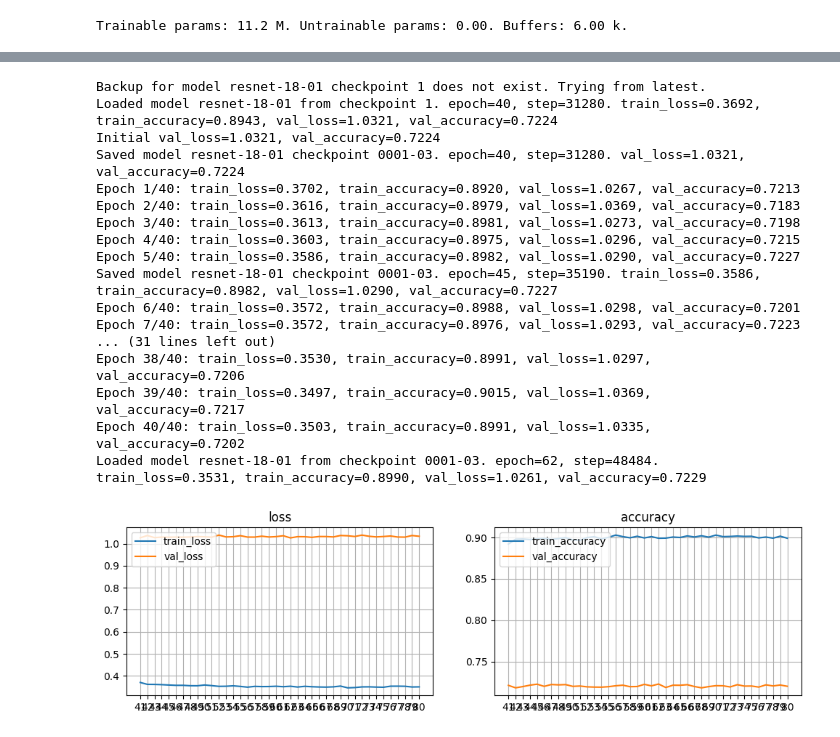
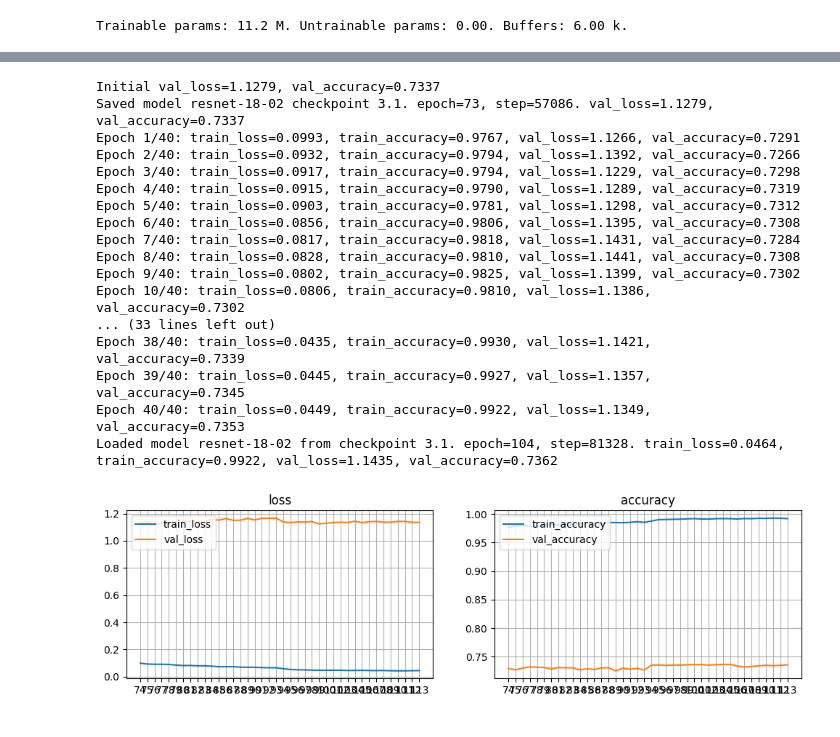
Before and after one commit to vaharoni/cv-sprint, a Jupyter notebook: models/05-resnet-03.ipynb, the cells around one changed output, grey strips where cells are left out. Saved outputs shown, nothing was run; the diff lists cells and outputs as text; code cells hidden in the pictures.

```diff
--- a/models/05-resnet-03.ipynb
+++ b/models/05-resnet-03.ipynb
@@ -278,0 +307,15 @@ Loaded model resnet-18-01 from checkpoint 1. epoch=40, step=31280. train_loss=0.
+# %%
+with model2.checkpoint(1) as cp:
+    cp.setup(
+        loss_cls=torch.nn.CrossEntropyLoss,
+        optimizer_cls=torch.optim.Adam,
+        optimizer_args=dict(lr=5e-4, weight_decay=5e-4),
+        epoch_scheduler_cls=torch.optim.lr_scheduler.StepLR,
+        epoch_scheduler_args=dict(step_size=10, gamma=0.2)
+    )
+
+    cp.train(train_dl, test_dl, watch='accuracy', load_best=True, epochs=10, metrics=[train.metric_accuracy])
+    cp.train(train_dl, test_dl, watch='accuracy', load_best=True, epochs=10, metrics=[train.metric_accuracy])
+    cp.train(train_dl, test_dl, watch='accuracy', load_best=True, epochs=10, metrics=[train.metric_accuracy])
+    cp.train(train_dl, test_dl, watch='accuracy', load_best=True, epochs=10, metrics=[train.metric_accuracy])
+    cp.plot_metrics()
@@ -279,5 +351,11 @@ Loaded model resnet-18-01 from checkpoint 1. epoch=40, step=31280. train_loss=0.
 # %%
-with model1.checkpoint('0001-02', 'Additional 40 Adams, with reversion') as cp:
+with model2.checkpoint(2, description='40 SGD') as cp:
+    cp.setup(
+        optimizer_cls=torch.optim.SGD,
+        optimizer_args=dict(weight_decay=5e-4, momentum=0.9, lr=1e-4),
+        epoch_scheduler_cls=torch.optim.lr_scheduler.StepLR,
+        epoch_scheduler_args=dict(step_size=10, gamma=0.2)
+    )
     cp.train(train_dl, test_dl, watch='accuracy', load_best=True, epochs=10, metrics=[train.metric_accuracy])
     cp.train(train_dl, test_dl, watch='accuracy', load_best=True, epochs=10, metrics=[train.metric_accuracy])
     cp.train(train_dl, test_dl, watch='accuracy', load_best=True, epochs=10, metrics=[train.metric_accuracy])
@@ -304,0 +383,2 @@ Loaded model resnet-18-01 from checkpoint 0001-02. epoch=59, step=46138. train_l
+# %%
+model2.load_checkpoint(1)
@@ -304,0 +387,10 @@ Loaded model resnet-18-01 from checkpoint 0001-02. epoch=59, step=46138. train_l
+# %%
+with model2.checkpoint(3, description='40 SGD (after 40 Adam)') as cp:
+    cp.setup(
+        optimizer_cls=torch.optim.SGD,
+        optimizer_args=dict(weight_decay=5e-4, momentum=0.9, lr=0.1 * 0.2 ** 2),
+        epoch_scheduler_cls=torch.optim.lr_scheduler.StepLR,
+        epoch_scheduler_args=dict(step_size=20, gamma=0.2)
+    )
+    cp.train(train_dl, test_dl, watch='accuracy', load_best=True, epochs=40, metrics=[train.metric_accuracy])
+    cp.plot_metrics()
@@ -305,24 +416,23 @@ Loaded model resnet-18-01 from checkpoint 0001-02. epoch=59, step=46138. train_l
 # %%
-model1.load_checkpoint(1, from_backup=True)
-with model1.checkpoint('0001-03', 'Additional 40 Adams, without reversion') as cp:
+with model2.checkpoint(3.1, description='40 SGD (after 40 Adam)') as cp:
     cp.train(train_dl, test_dl, watch='accuracy', load_best=True, epochs=40, metrics=[train.metric_accuracy])
     cp.plot_metrics()
 # %% [output]
-Backup for model resnet-18-01 checkpoint 1 does not exist. Trying from latest.
-Loaded model resnet-18-01 from checkpoint 1. epoch=40, step=31280. train_loss=0.3692, train_accuracy=0.8943, val_loss=1.0321, val_accuracy=0.7224
-Initial val_loss=1.0321, val_accuracy=0.7224
-Saved model resnet-18-01 checkpoint 0001-03. epoch=40, step=31280. val_loss=1.0321, val_accuracy=0.7224
-Epoch 1/40: train_loss=0.3702, train_accuracy=0.8920, val_loss=1.0267, val_accuracy=0.7213
-Epoch 2/40: train_loss=0.3616, train_accuracy=0.8979, val_loss=1.0369, val_accuracy=0.7183
-Epoch 3/40: train_loss=0.3613, train_accuracy=0.8981, val_loss=1.0273, val_accuracy=0.7198
-Epoch 4/40: train_loss=0.3603, train_accuracy=0.8975, val_loss=1.0296, val_accuracy=0.7215
-Epoch 5/40: train_loss=0.3586, train_accuracy=0.8982, val_loss=1.0290, val_accuracy=0.7227
-Saved model resnet-18-01 checkpoint 0001-03. epoch=45, step=35190. train_loss=0.3586, train_accuracy=0.8982, val_loss=1.0290, val_accuracy=0.7227
-Epoch 6/40: train_loss=0.3572, train_accuracy=0.8988, val_loss=1.0298, val_accuracy=0.7201
-Epoch 7/40: train_loss=0.3572, train_accuracy=0.8976, val_loss=1.0293, val_accuracy=0.7223
-... (31 lines left out)
-Epoch 38/40: train_loss=0.3530, train_accuracy=0.8991, val_loss=1.0297, val_accuracy=0.7206
-Epoch 39/40: train_loss=0.3497, train_accuracy=0.9015, val_loss=1.0369, val_accuracy=0.7217
-Epoch 40/40: train_loss=0.3503, train_accuracy=0.8991, val_loss=1.0335, val_accuracy=0.7202
-Loaded model resnet-18-01 from checkpoint 0001-03. epoch=62, step=48484. train_loss=0.3531, train_accuracy=0.8990, val_loss=1.0261, val_accuracy=0.7229
+Initial val_loss=1.1279, val_accuracy=0.7337
+Saved model resnet-18-02 checkpoint 3.1. epoch=73, step=57086. val_loss=1.1279, val_accuracy=0.7337
+Epoch 1/40: train_loss=0.0993, train_accuracy=0.9767, val_loss=1.1266, val_accuracy=0.7291
+Epoch 2/40: train_loss=0.0932, train_accuracy=0.9794, val_loss=1.1392, val_accuracy=0.7266
+Epoch 3/40: train_loss=0.0917, train_accuracy=0.9794, val_loss=1.1229, val_accuracy=0.7298
+Epoch 4/40: train_loss=0.0915, train_accuracy=0.9790, val_loss=1.1289, val_accuracy=0.7319
+Epoch 5/40: train_loss=0.0903, train_accuracy=0.9781, val_loss=1.1298, val_accuracy=0.7312
+Epoch 6/40: train_loss=0.0856, train_accuracy=0.9806, val_loss=1.1395, val_accuracy=0.7308
+Epoch 7/40: train_loss=0.0817, train_accuracy=0.9818, val_loss=1.1431, val_accuracy=0.7284
+Epoch 8/40: train_loss=0.0828, train_accuracy=0.9810, val_loss=1.1441, val_accuracy=0.7308
+Epoch 9/40: train_loss=0.0802, train_accuracy=0.9825, val_loss=1.1399, val_accuracy=0.7302
+Epoch 10/40: train_loss=0.0806, train_accuracy=0.9810, val_loss=1.1386, val_accuracy=0.7302
+... (33 lines left out)
+Epoch 38/40: train_loss=0.0435, train_accuracy=0.9930, val_loss=1.1421, val_accuracy=0.7339
+Epoch 39/40: train_loss=0.0445, train_accuracy=0.9927, val_loss=1.1357, val_accuracy=0.7345
+Epoch 40/40: train_loss=0.0449, train_accuracy=0.9922, val_loss=1.1349, val_accuracy=0.7353
+Loaded model resnet-18-02 from checkpoint 3.1. epoch=104, step=81328. train_loss=0.0464, train_accuracy=0.9922, val_loss=1.1435, val_accuracy=0.7362
-[figure, old version]
+[figure, new version]
```
Also changed, not shown: parts of 49 cells of this notebook, 4 other files.
